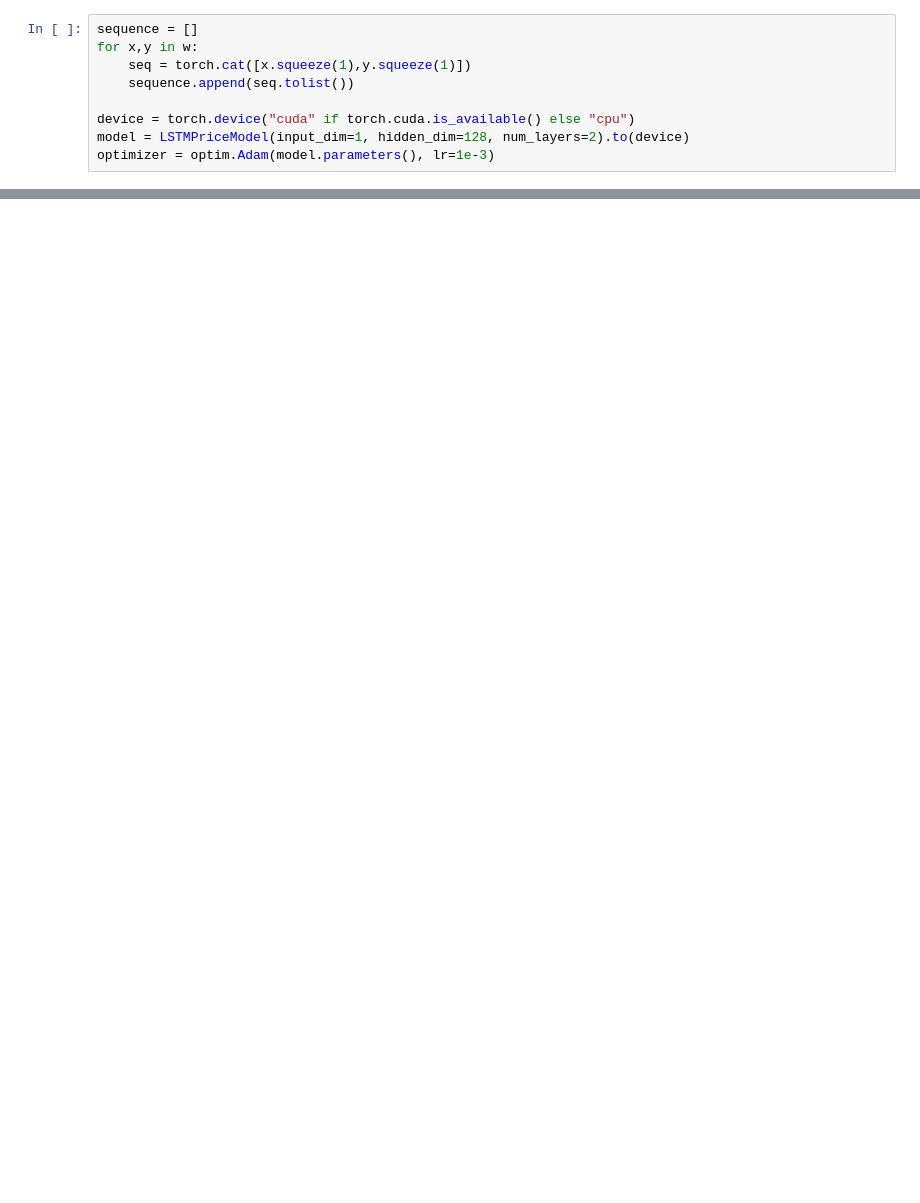
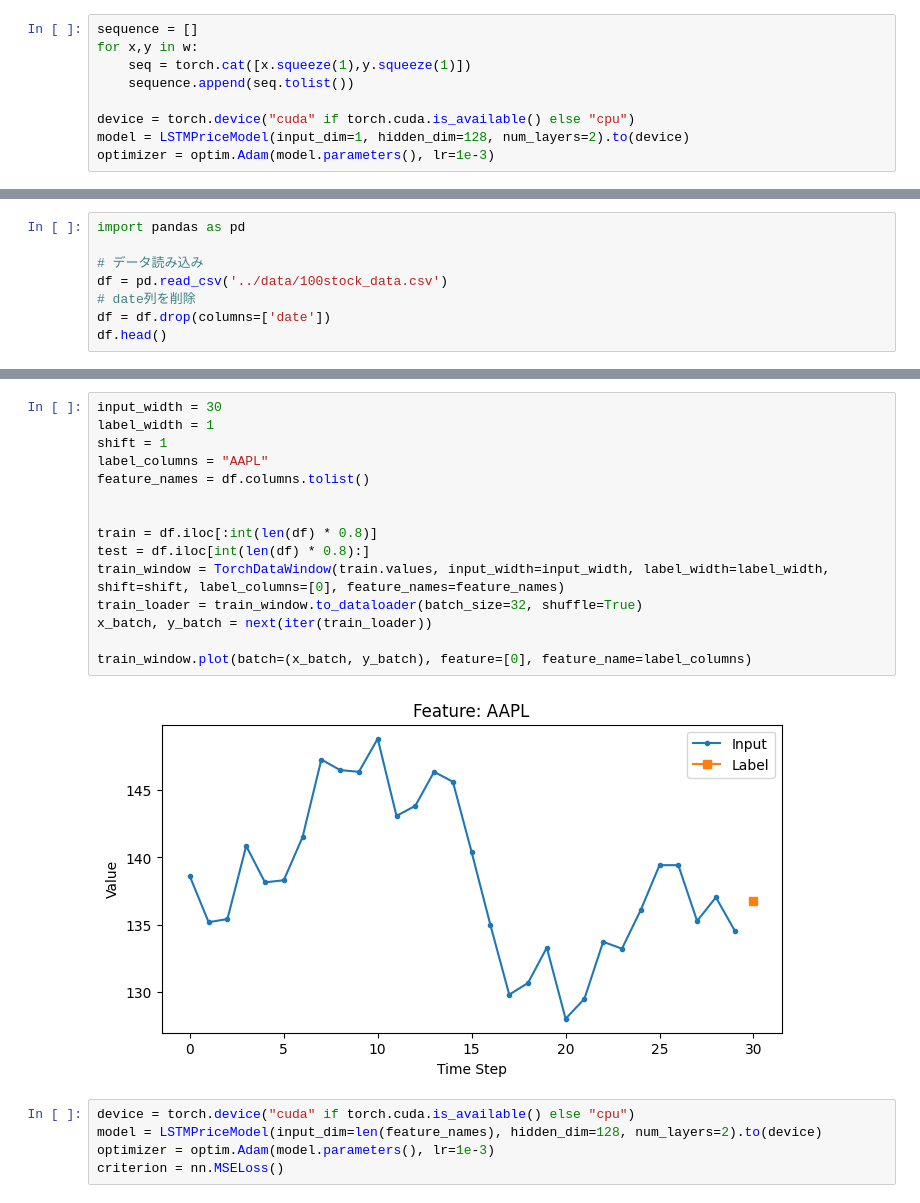
Before and after one commit to LABO-M/DreamingLearning, a Jupyter notebook: code/demo.ipynb, the cells around one changed output, grey strips where cells are left out. Cells and saved outputs as stored; diff of their text form; blank space fills up the shorter version.

Commit message:
Edit trainer.py

```diff
--- a/code/demo.ipynb
+++ b/code/demo.ipynb
@@ -77,0 +200,8 @@ test_loader = test_window.to_dataloader(batch_size=32, shuffle=False)
+# %%
+import pandas as pd
+
+# データ読み込み
+df = pd.read_csv('../data/100stock_data.csv')
+# date列を削除
+df = df.drop(columns=['date'])
+df.head()
@@ -77,0 +216,22 @@ test_loader = test_window.to_dataloader(batch_size=32, shuffle=False)
+# %%
+input_width = 30
+label_width = 1
+shift = 1
+label_columns = "AAPL"
+feature_names = df.columns.tolist()
+
+
+train = df.iloc[:int(len(df) * 0.8)]
+test = df.iloc[int(len(df) * 0.8):]
+train_window = TorchDataWindow(train.values, input_width=input_width, label_width=label_width, shift=shift, label_columns=[0], feature_names=feature_names)
+train_loader = train_window.to_dataloader(batch_size=32, shuffle=True)
+x_batch, y_batch = next(iter(train_loader))
+
+train_window.plot(batch=(x_batch, y_batch), feature=[0], feature_name=label_columns)
+# %% [output]
+[figure, added]
+# %%
+device = torch.device("cuda" if torch.cuda.is_available() else "cpu")
+model = LSTMPriceModel(input_dim=len(feature_names), hidden_dim=128, num_layers=2).to(device)
+optimizer = optim.Adam(model.parameters(), lr=1e-3)
+criterion = nn.MSELoss()
```
Also changed, not shown: parts of 20 cells of this notebook, 3 other files.
